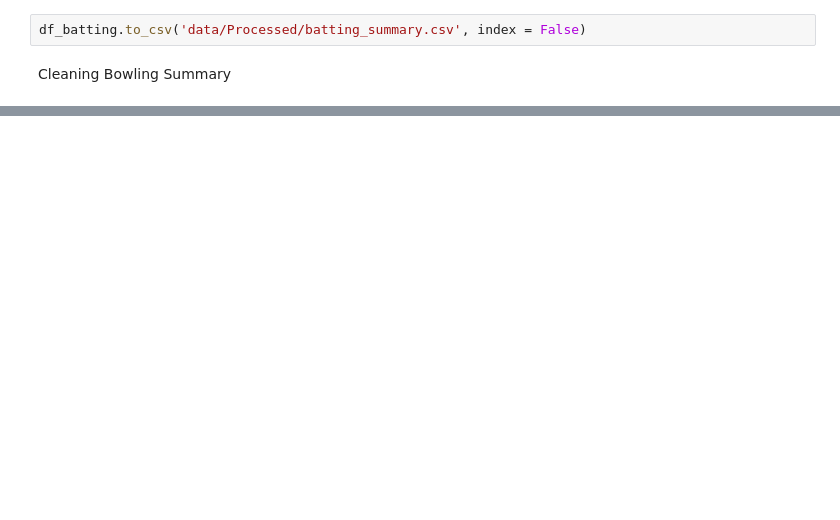
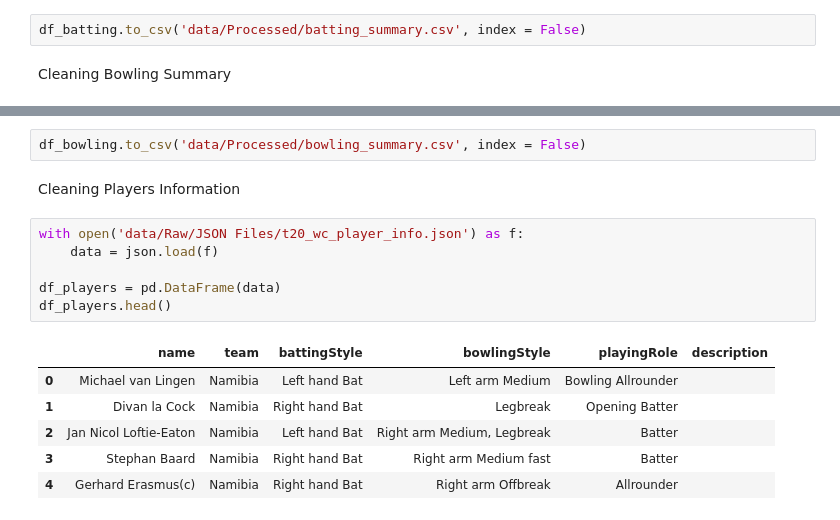
Before and after one commit to samintisar/T20WC_Data_Analysis, a Jupyter notebook: preprocessing.ipynb, the cells around one changed output, grey strips where cells are left out. Drawn from its saved outputs; the diff is of its cells as text; blank space fills up the shorter version.

```diff
--- a/preprocessing.ipynb
+++ b/preprocessing.ipynb
@@ -77,0 +124,17 @@ Cleaning Bowling Summary
+# %%
+df_bowling.to_csv('data/Processed/bowling_summary.csv', index = False)
+# %% [markdown]
+Cleaning Players Information
+# %%
+with open('data/Raw/JSON Files/t20_wc_player_info.json') as f:
+    data = json.load(f)
+
+df_players = pd.DataFrame(data)
+df_players.head()
+# %% [output]
+|  | name | team | battingStyle | bowlingStyle | playingRole | description |
+| 0 | Michael van Lingen | Namibia | Left hand Bat | Left arm Medium | Bowling Allrounder |  |
+| 1 | Divan la Cock | Namibia | Right hand Bat | Legbreak | Opening Batter |  |
+| 2 | Jan Nicol Loftie-Eaton | Namibia | Left hand Bat | Right arm Medium, Legbreak | Batter |  |
+| 3 | Stephan Baard | Namibia | Right hand Bat | Right arm Medium fast | Batter |  |
+| 4 | Gerhard Erasmus(c) | Namibia | Right hand Bat | Right arm Offbreak | Allrounder |  |
```
Also changed, not shown: parts of 6 cells of this notebook, 4 other files.
